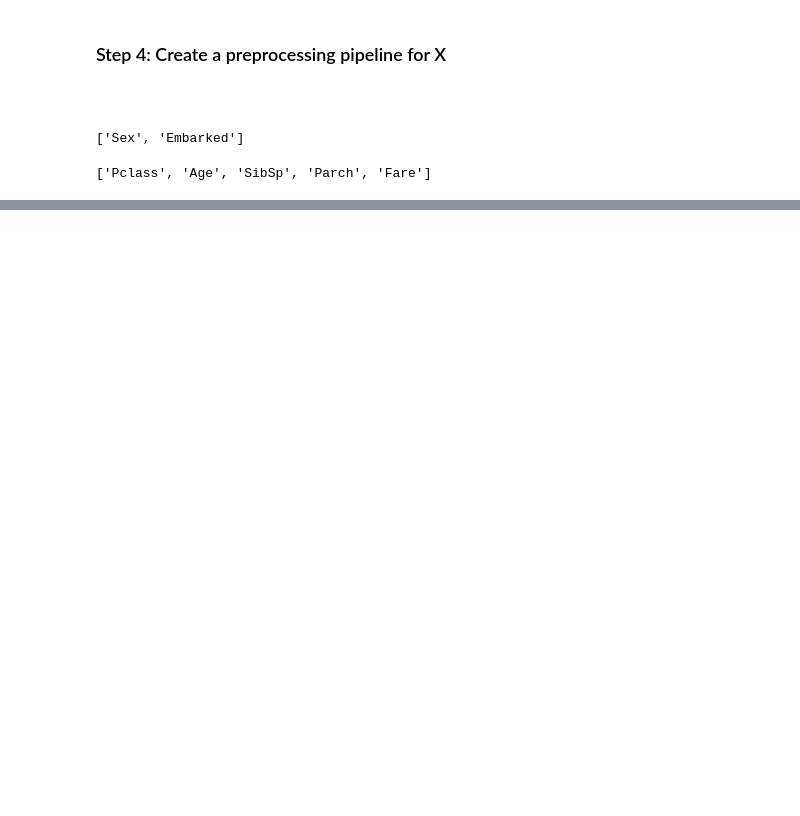
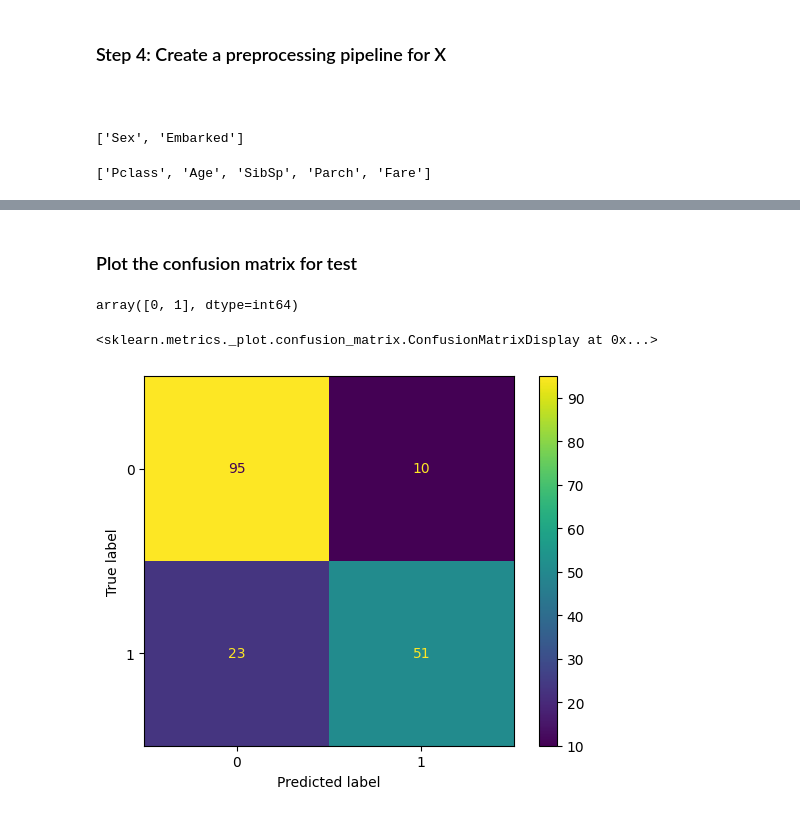
Before and after one commit to SanchitaPawar/CODSOFT, a Jupyter notebook: Task1/TitanicTask1.ipynb, the cells around one changed output, grey strips where cells are left out. Cells and saved outputs as stored; diff of their text form; code cells hidden in the pictures; blank space fills up the shorter version.

```diff
--- a/Task1/TitanicTask1.ipynb
+++ b/Task1/TitanicTask1.ipynb
@@ -152,0 +248,10 @@ num_pipe = Pipeline(steps=[('impute', SimpleImputer(strategy='median')),
+# %%
+params = {'n_estimators':[10, 50, 100, 200, 300],
+          'max_depth':[1, 2, 3, 4, 5, 6],
+          'min_samples_split':[2, 3, 4, 5, 6],
+          'criterion':['gini', 'entropy']}
+# %%
+from sklearn.model_selection import RandomizedSearchCV
+rfc = RandomForestClassifier()
+rscv1 = RandomizedSearchCV(rfc, param_distributions=params, cv=5, scoring='f1_macro')
+rscv1.fit(xtrain, ytrain)
@@ -152,0 +277,3 @@ num_pipe = Pipeline(steps=[('impute', SimpleImputer(strategy='median')),
+# %%
+best_rfc = rscv1.best_estimator_
+best_rfc
@@ -152,0 +285,3 @@ num_pipe = Pipeline(steps=[('impute', SimpleImputer(strategy='median')),
+# %%
+ypred_train1 = best_rfc.predict(xtrain)
+ypred_test1 = best_rfc.predict(xtest)
@@ -152,0 +314,14 @@ num_pipe = Pipeline(steps=[('impute', SimpleImputer(strategy='median')),
+# %% [markdown]
+### Plot the confusion matrix for test
+# %%
+best_rfc.classes_
+# %% [output]
+array([0, 1], dtype=int64)
+# %%
+from sklearn.metrics import confusion_matrix, ConfusionMatrixDisplay
+cf = confusion_matrix(ytest, ypred_test1)
+cfd = ConfusionMatrixDisplay(cf, display_labels=best_rfc.classes_)
+cfd.plot()
+# %% [output]
+<sklearn.metrics._plot.confusion_matrix.ConfusionMatrixDisplay at 0x...>
+[figure, added]
```
Also changed, not shown: parts of 80 cells of this notebook, 1 other file.
